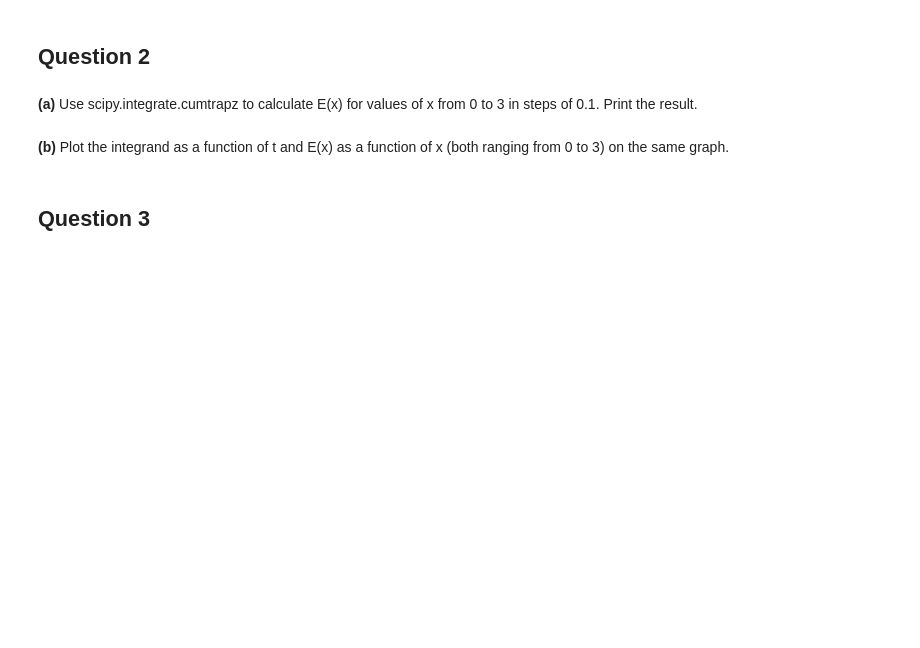
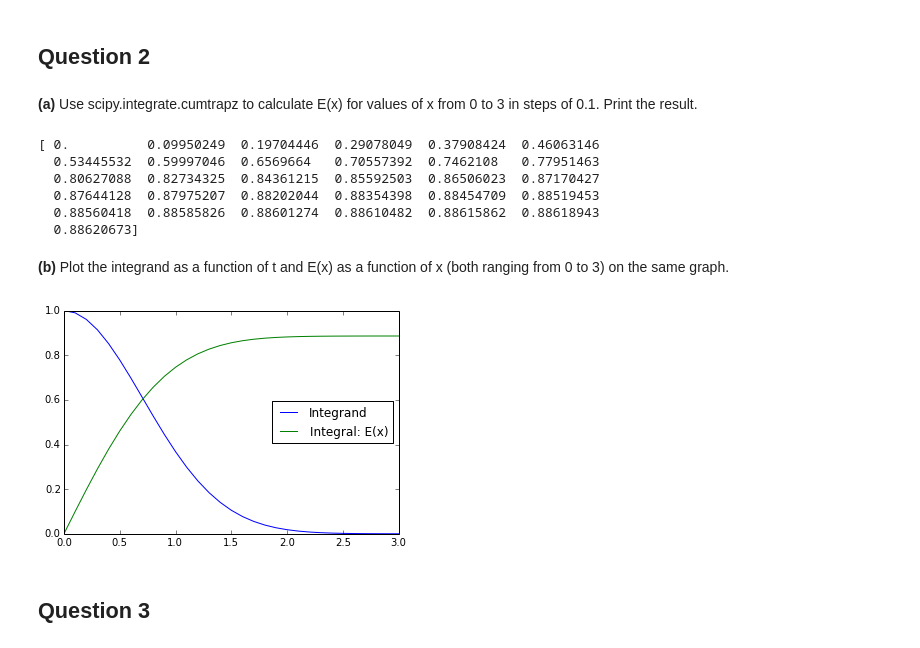
Before and after one commit to slewis06/PHYS202-S14, a Jupyter notebook: SciPy/IntegrationExercises.ipynb, the cells around one changed output. Saved outputs shown, nothing was run; the diff lists cells and outputs as text; code cells hidden in the pictures; blank space fills up the shorter version.

```diff
--- a/SciPy/IntegrationExercises.ipynb
+++ b/SciPy/IntegrationExercises.ipynb
@@ -20,8 +94,30 @@ Populating the interactive namespace from numpy and matplotlib
 ## Question 2
 # %% [markdown]
 **(a)** Use scipy.integrate.cumtrapz to calculate E(x) for values of x from 0 to 3 in steps of 0.1. Print the result.
+# %%
+t = np.arange(0.,3.1,0.1)
+x = np.arange(0.,3.1,0.1)
+
+func = lambda x : np.exp(-(x**2.))
+
+y = integrate.cumtrapz(func(t),dx=0.1,initial=0)
+print y
+# %% [output]
+[ 0.          0.09950249  0.19704446  0.29078049  0.37908424  0.46063146
+  0.53445532  0.59997046  0.6569664   0.70557392  0.7462108   0.77951463
+  0.80627088  0.82734325  0.84361215  0.85592503  0.86506023  0.87170427
+  0.87644128  0.87975207  0.88202044  0.88354398  0.88454709  0.88519453
+  0.88560418  0.88585826  0.88601274  0.88610482  0.88615862  0.88618943
+  0.88620673]
 # %% [markdown]
 **(b)** Plot the integrand as a function of t and E(x) as a function of x (both ranging from 0 to 3) on the same graph.
+# %%
+plt.plot(t,func(t),label='Integrand')
+plt.plot(x,y,label='Integral: E(x)')
+plt.legend(loc='best')
+plt.show()
+# %% [output]
+[figure, added]
 # %% [markdown]
 ## Question 3
 # %% [markdown]
```
Also changed, not shown: parts of 5 cells of this notebook, 4 other files.
